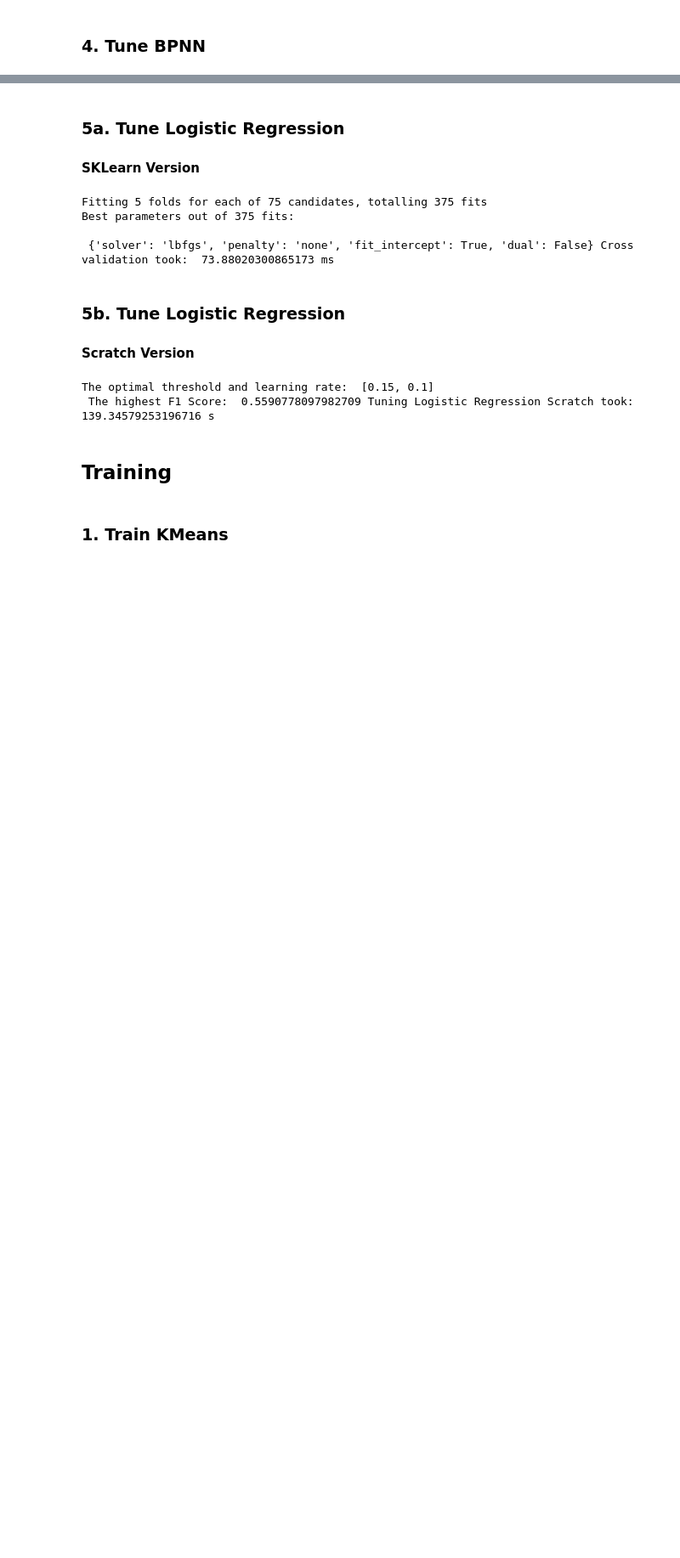
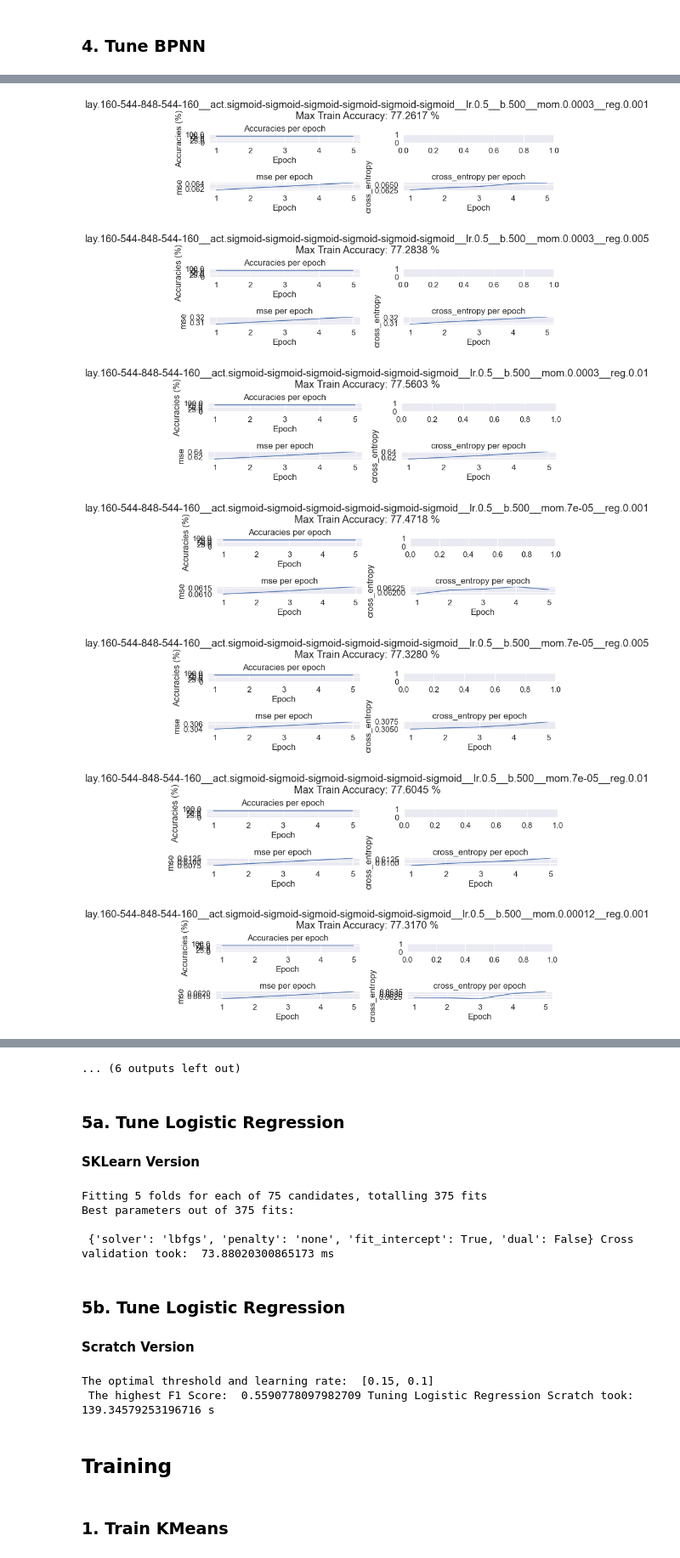
Before and after one commit to UTK-ML-Dream-Team/accident-severity-prediction, a Jupyter notebook: main.ipynb, the cells around one changed output, grey strips where cells are left out. Shown at 85% size. Cells and saved outputs as stored; diff of their text form; code cells hidden in the pictures; blank space fills up the shorter version.

Commit message:
Training BPNN  #7

```diff
--- a/main.ipynb
+++ b/main.ipynb
@@ -661,29 +709,28 @@ mlp_losses = {}
 mlp_times = {}
 # Hyperparams to test
 b_size_epochs_loops = (
-    (5, 3),
-    (50, 10),
-    (500, 30)
+    (500, 5),
 )
 reg_loops = (
+    0.001,
+    0.005,
     0.01,
-    0.05
 )
 mom_loops = (
+    0.0003,
     0.00007,
     0.00012,
-    0.001,
-    0.01
 )
 lr_loops = (
-    0.1,
     0.5,
+    0.3,
 )
 lay_act_loops = (
-    ([756, 756, 756], ["sigmoid", "sigmoid", "sigmoid", "sigmoid"]),
-    ([128, 2048, 128], ["sigmoid", "sigmoid", "sigmoid", "sigmoid"]),
-    ([576, 576, 576, 576], ["sigmoid", "sigmoid", "sigmoid", "sigmoid", "sigmoid"]),
-    ([128, 704, 704, 128], ["sigmoid", "sigmoid", "sigmoid", "sigmoid", "sigmoid"]),
+    # ([757, 757, 757], ["sigmoid", "sigmoid", "sigmoid", "sigmoid"]),
+    # ([160, 1952, 160], ["sigmoid", "sigmoid", "sigmoid", "sigmoid"]),
+    # ([568, 568, 568, 568], ["sigmoid", "sigmoid", "sigmoid", "sigmoid", "sigmoid"]),
+    # ([288, 848, 848, 288], ["sigmoid", "sigmoid", "sigmoid", "sigmoid", "sigmoid"]),
+    ([160, 544, 848, 544, 160], ["sigmoid", "sigmoid", "sigmoid", "sigmoid", "sigmoid", "sigmoid"]),
 )
 # Create product of all combinations of the hyperparameters
 params = list(product(lay_act_loops, lr_loops,
@@ -696,7 +743,10 @@ for ind, (lay_act, lr, mom, reg, b_size_epochs) in enumerate(params):
     lay, act = lay_act
     b_size, max_epochs = b_size_epochs
     name = f"lay.{join_lst(lay)}__act.{join_lst(act)}__lr.{lr}__b.{b_size}__mom.{mom}__reg.{reg}"
-    mlp_models[name], mlp_accuracies[name], mlp_losses[name], mlp_times[name] = \
-        models.train_dataset(name, X_val_PCA_TVT_np.copy(), y_val_onehot_np.copy(), lay, act,
-                             loss_functions, lr, mom, b_size, early_stopping,
-                             max_epochs, reg, shuffle, symmetric_weights, seed, debug)
+    try:
+      mlp_models[name], mlp_accuracies[name], mlp_losses[name], mlp_times[name] = \
+          models.train_dataset(name, X_val_PCA_TVT_np.copy(), y_val_onehot_np.copy(), lay, act,
+                              loss_functions, lr, mom, b_size, early_stopping,
+                              max_epochs, reg, shuffle, symmetric_weights, seed, debug)
+    except Exception as e:
+      print(e)
@@ -704,0 +887,18 @@ mlp_models[name], mlp_accuracies[name], mlp_losses[name], mlp_times[name]
+# %%
+# for name in mlp_models_2:
+#   models.test_and_plot(title=name,
+#                        accuracies=mlp_accuracies_2[name],
+#                        losses=mlp_losses_2[name],
+#                        times=mlp_times_2[name], subsample=1)
+for name in mlp_losses_new:
+  models.test_and_plot(title=name,
+                       accuracies=mlp_accuracies[name],
+                       losses=mlp_losses[name], subsample=1)
+# %% [output]
+[figure, added]
+[figure, added]
+[figure, added]
+[figure, added]
+[figure, added]
+[figure, added]
+[figure, added]
@@ -705,3 +910,4 @@ mlp_models[name], mlp_accuracies[name], mlp_losses[name], mlp_times[name]
+... (6 outputs left out)
 # %% [markdown]
 ### 5a. Tune Logistic Regression
 #### SKLearn Version
```
Also changed, not shown: parts of 12 cells of this notebook.
